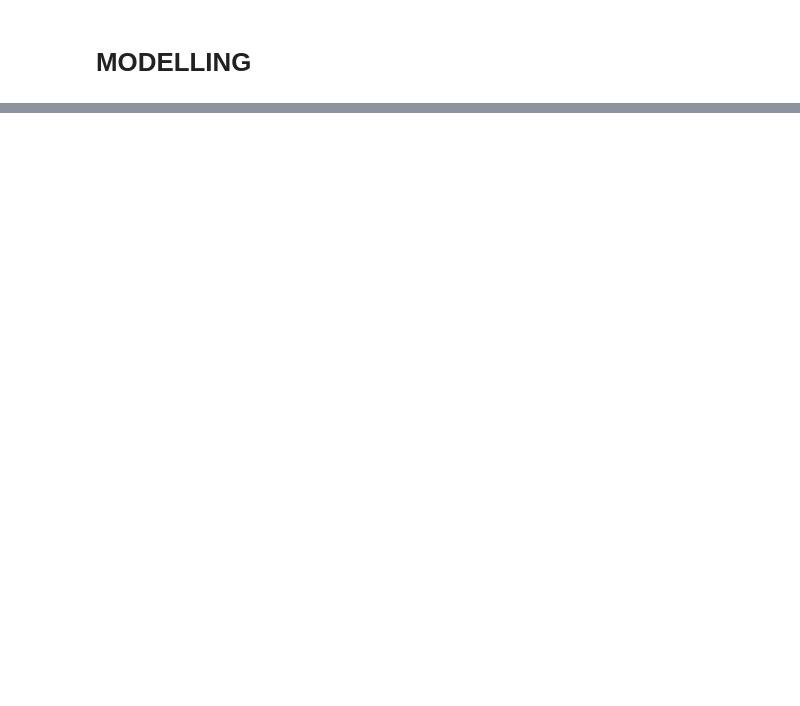
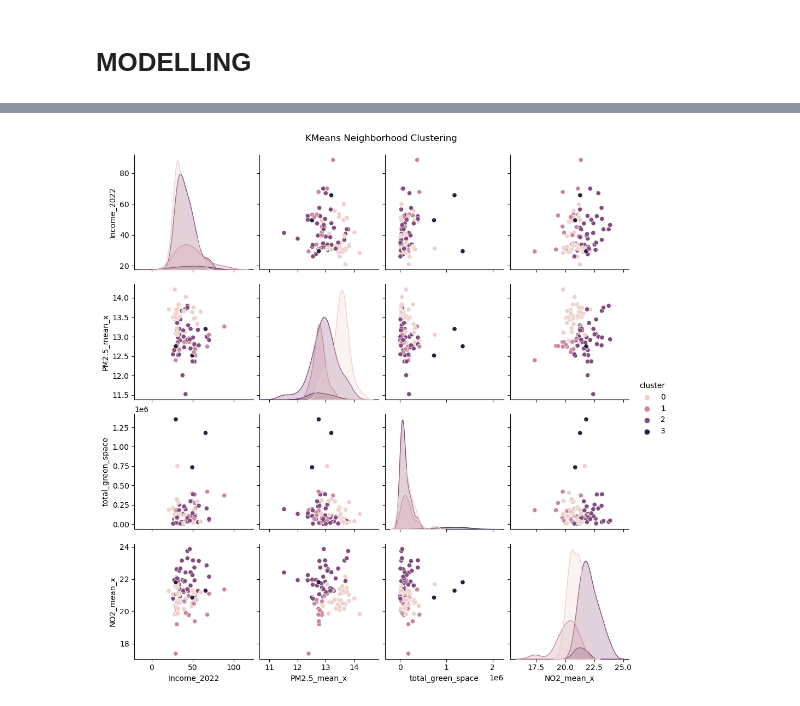
Before and after one commit to GuiOliv/EindhovenClimateInequality, a Jupyter notebook: Notebooks/MACHINE-EARNING-THOSE-KPIS.ipynb, the cells around one changed output, grey strips where cells are left out. Cells and saved outputs as stored; diff of their text form; code cells hidden in the pictures; blank space fills up the shorter version.

```diff
--- a/Notebooks/MACHINE-EARNING-THOSE-KPIS.ipynb
+++ b/Notebooks/MACHINE-EARNING-THOSE-KPIS.ipynb
@@ -78,0 +242,16 @@ X_scaled = scaler.fit_transform(X)
+# %%
+cluster_features = [
+    'Income_2022',
+    'PM2.5_mean_x',
+    'NO2_mean_x',
+    'distance_to_green_space_m',
+    'total_green_space',
+    'avg_green_area'
+]
+# %%
+X_cluster = df[cluster_features]
+scaler = StandardScaler()
+X_scaled = scaler.fit_transform(X_cluster)
+# %%
+kmeans = KMeans(n_clusters=4, random_state=42)
+df['cluster'] = kmeans.fit_predict(X_scaled)
@@ -78,0 +274,6 @@ X_scaled = scaler.fit_transform(X)
+# %%
+sns.pairplot(df, vars=['Income_2022', 'PM2.5_mean_x', 'total_green_space', 'NO2_mean_x'], hue='cluster')
+plt.suptitle("KMeans Neighborhood Clustering", y=1.02)
+plt.show()
+# %% [output]
+[figure, added]
```
Also changed, not shown: parts of 40 cells of this notebook, 4 other files.
